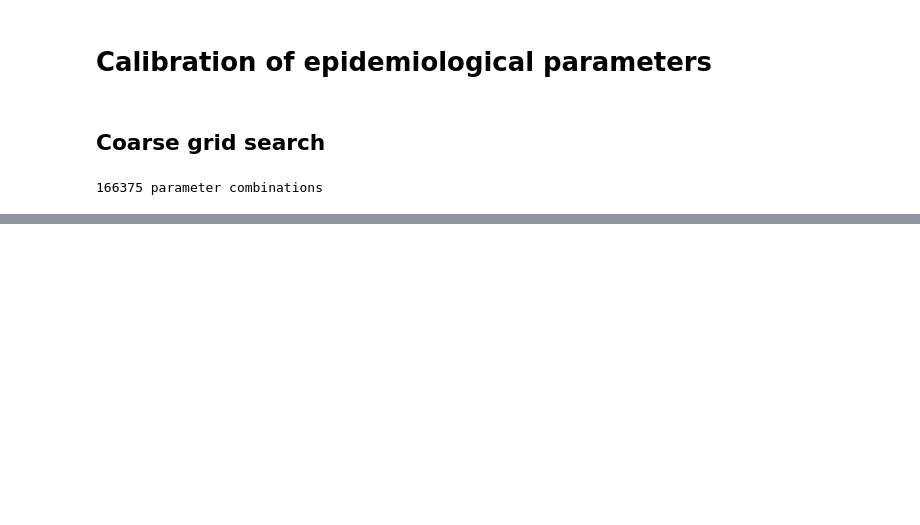
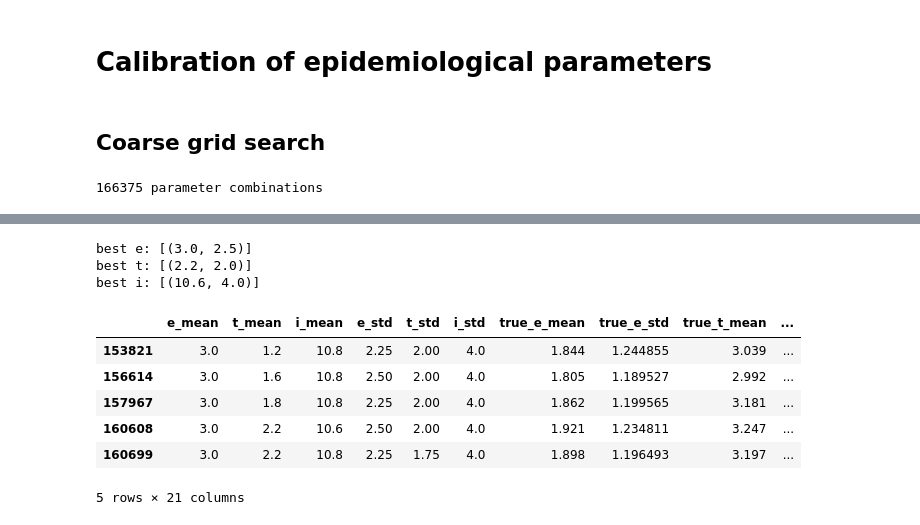
Before and after one commit to JanaLasser/uni_SEIRX, a Jupyter notebook: code/simulation/calibration_epidemiological_parameters.ipynb, the cells around one changed output, grey strips where cells are left out. Drawn from its saved outputs; the diff is of its cells as text; code cells hidden in the pictures; blank space fills up the shorter version.

```diff
--- a/code/simulation/calibration_epidemiological_parameters.ipynb
+++ b/code/simulation/calibration_epidemiological_parameters.ipynb
@@ -212 +185,27 @@ ax.set_xticklabels(times_until_symtoms);
+# %%
+idx_best = results["diff"].idxmin()
+best_e_mean = results.loc[idx_best, "e_mean"]
+best_e_std = results.loc[idx_best, "e_std"]
+best_t_mean = results.loc[idx_best, "t_mean"]
+best_t_std = results.loc[idx_best, "t_std"]
+best_i_mean = results.loc[idx_best, "i_mean"]
+best_i_std = results.loc[idx_best, "i_std"]
+
+print(f"best e: [{best_e_mean, best_e_std}]")
+print(f"best t: [{best_t_mean, best_t_std}]")
+print(f"best i: [{best_i_mean, best_i_std}]")
+# %% [output]
+best e: [(3.0, 2.5)]
+best t: [(2.2, 2.0)]
+best i: [(10.6, 4.0)]
+# %%
+results[results["diff"] < 0.6]
+# %% [output]
+|  | e_mean | t_mean | i_mean | e_std | t_std | i_std | true_e_mean | true_e_std | true_t_mean | ... |
+| 153821 | 3.0 | 1.2 | 10.8 | 2.25 | 2.00 | 4.0 | 1.844 | 1.244855 | 3.039 | ... |
+| 156614 | 3.0 | 1.6 | 10.8 | 2.50 | 2.00 | 4.0 | 1.805 | 1.189527 | 2.992 | ... |
+| 157967 | 3.0 | 1.8 | 10.8 | 2.25 | 2.00 | 4.0 | 1.862 | 1.199565 | 3.181 | ... |
+| 160608 | 3.0 | 2.2 | 10.6 | 2.50 | 2.00 | 4.0 | 1.921 | 1.234811 | 3.247 | ... |
+| 160699 | 3.0 | 2.2 | 10.8 | 2.25 | 1.75 | 4.0 | 1.898 | 1.196493 | 3.197 | ... |
+5 rows × 21 columns
 # %%
```
Also changed, not shown: parts of 20 cells of this notebook.
